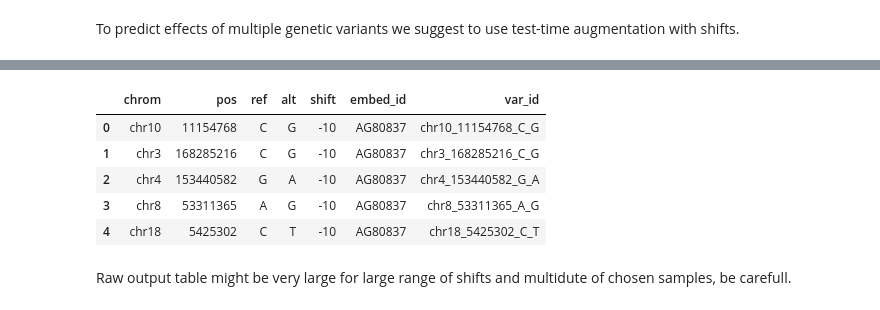
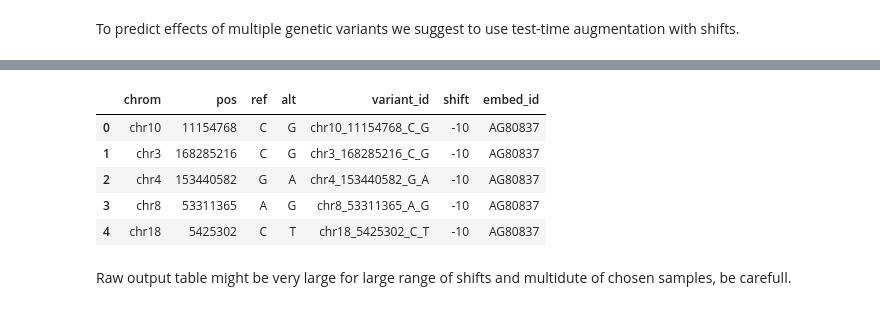
Before and after one commit to vierstralab/vinson, a Jupyter notebook: tutorials/4.Predict_variant.ipynb, the cells around one changed output, grey strips where cells are left out. Saved outputs shown, nothing was run; the diff lists cells and outputs as text; code cells hidden in the pictures.

```diff
--- a/tutorials/4.Predict_variant.ipynb
+++ b/tutorials/4.Predict_variant.ipynb
@@ -39,15 +35,15 @@ findfont: Font family ['Arial'] not found. Falling back to DejaVu Sans.
 # %%
 # we provide with example variant_df to score with model
 
-str_variants = """chrom\tpos\tref\talt
-chr10\t11154768\tC\tG
-chr3\t168285216\tC\tG
-chr4\t153440582\tG\tA
-chr8\t53311365\tA\tG
-chr18\t5425302\tC\tT
-chr4\t100185159\tT\tC
-chr17\t82969252\tC\tT
-chr16\t77722716\tG\tA"""
+str_variants = """chrom\tpos\tref\talt\tvariant_id
+chr10\t11154768\tC\tG\tchr10_11154768_C_G
+chr3\t168285216\tC\tG\tchr3_168285216_C_G
+chr4\t153440582\tG\tA\tchr4_153440582_G_A
+chr8\t53311365\tA\tG\tchr8_53311365_A_G
+chr18\t5425302\tC\tT\tchr18_5425302_C_T
+chr4\t100185159\tT\tC\tchr4_100185159_T_C
+chr17\t82969252\tC\tT\tchr17_82969252_C_T
+chr16\t77722716\tG\tA\tchr16_77722716_G_A"""
 # %%
 device = 'cuda:1'
 
@@ -115,9 +111,9 @@ selected_samples = ['AG80837', 'AG80853']
 embed_df = embed_df.loc[selected_samples]
 
 ## establish config for inference
-dataset_kwargs = InferenceDatasetKwargs(embed_df=embed_df,
-                                        variants_df=variants,
-                                        shifts=shifts,
-                                        fasta_file=fasta_file,
+loaded_data = CartesianVinsonData.from_df(embeddings_df=embed_df,
+                                            coords_df=variants,
+                                            shifts=shifts,
+                                            fasta_file=fasta_file,
                                        )
 # %% [output]
@@ -129,17 +125,17 @@ dataloader_kwargs = dict(batch_size=256,
                         pin_memory=True,
                         shuffle=False)
 # %%
-out_df, (alt_scores, ref_scores) = score_variants_with_dhs_model(dataset_kwargs, model,
-                              dataloader_kwargs=dataloader_kwargs,
-                              device=device)
+out_df, (alt_scores, ref_scores) = score_variants_with_dhs_model(loaded_data, model,
+                                                                dataloader_kwargs=dataloader_kwargs,
+                                                                device=device)
 out_df.head()
 # %% [output]
-|  | chrom | pos | ref | alt | shift | embed_id | var_id |
-| 0 | chr10 | 11154768 | C | G | -10 | AG80837 | chr10_11154768_C_G |
-| 1 | chr3 | 168285216 | C | G | -10 | AG80837 | chr3_168285216_C_G |
-| 2 | chr4 | 153440582 | G | A | -10 | AG80837 | chr4_153440582_G_A |
-| 3 | chr8 | 53311365 | A | G | -10 | AG80837 | chr8_53311365_A_G |
-| 4 | chr18 | 5425302 | C | T | -10 | AG80837 | chr18_5425302_C_T |
+|  | chrom | pos | ref | alt | variant_id | shift | embed_id |
+| 0 | chr10 | 11154768 | C | G | chr10_11154768_C_G | -10 | AG80837 |
+| 1 | chr3 | 168285216 | C | G | chr3_168285216_C_G | -10 | AG80837 |
+| 2 | chr4 | 153440582 | G | A | chr4_153440582_G_A | -10 | AG80837 |
+| 3 | chr8 | 53311365 | A | G | chr8_53311365_A_G | -10 | AG80837 |
+| 4 | chr18 | 5425302 | C | T | chr18_5425302_C_T | -10 | AG80837 |
 # %% [markdown]
 Raw output table might be very large for large range of shifts and multidute of chosen samples, be carefull.
 # %% [markdown]
```
Also changed, not shown: parts of 6 cells of this notebook, 7 other files.
